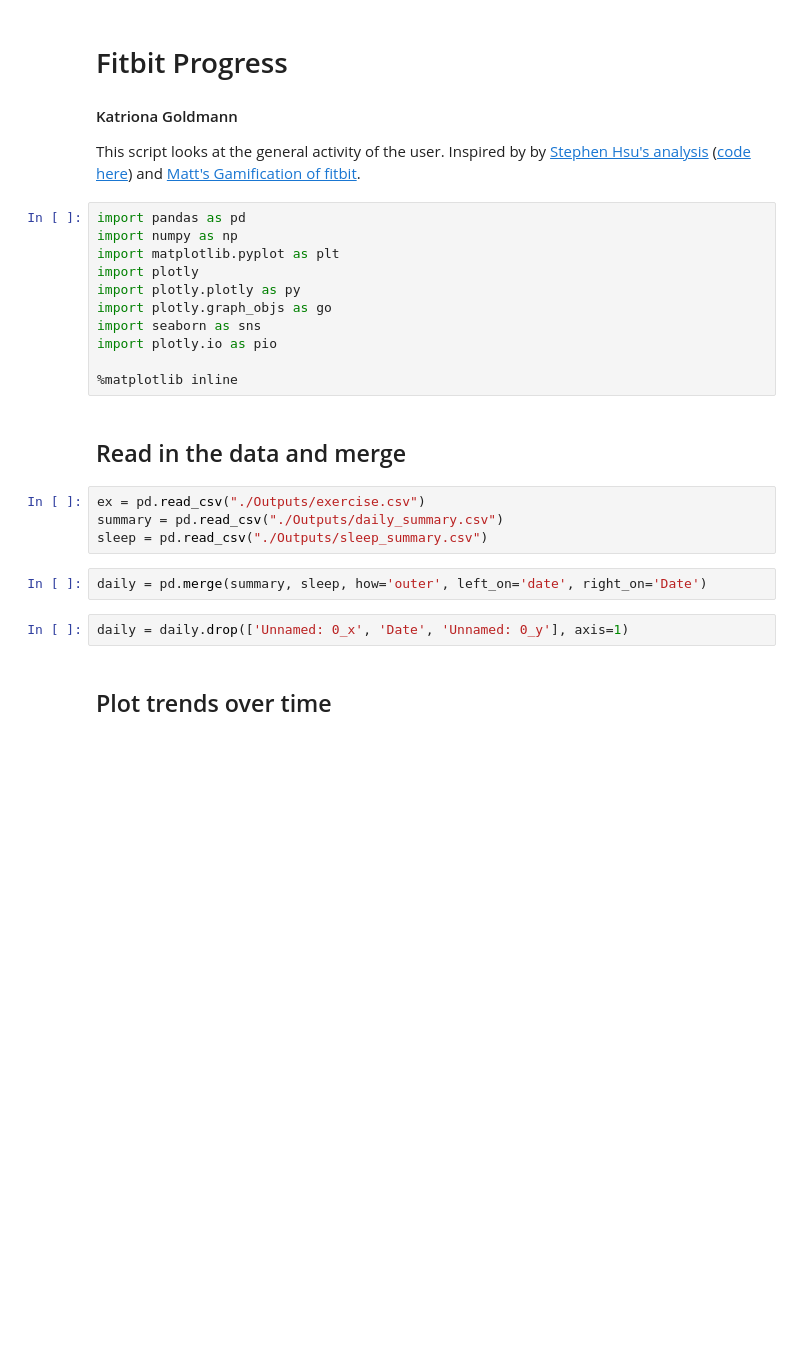
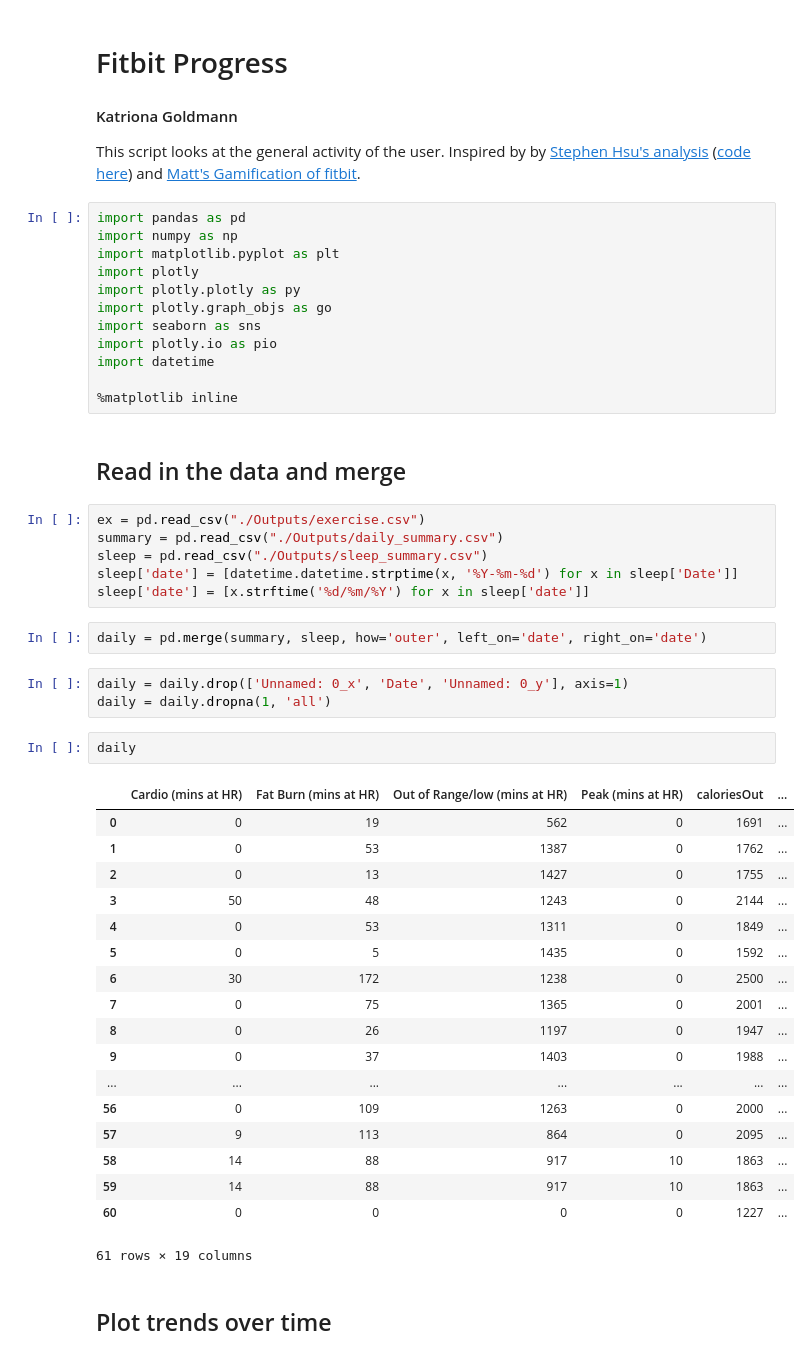
Before and after one commit to KatrionaGoldmann/Fitbit-Progress, a Jupyter notebook: 3_general_analysis.ipynb, the cells around one changed output. Cells and saved outputs as stored; diff of their text form; blank space fills up the shorter version.

```diff
--- a/3_general_analysis.ipynb
+++ b/3_general_analysis.ipynb
@@ -13,6 +13,7 @@ import plotly.plotly as py
 import plotly.graph_objs as go
 import seaborn as sns
 import plotly.io as pio
+import datetime
 
 %matplotlib inline
 # %% [markdown]
@@ -21,10 +22,34 @@ import plotly.io as pio
 ex = pd.read_csv("./Outputs/exercise.csv")
 summary = pd.read_csv("./Outputs/daily_summary.csv")
 sleep = pd.read_csv("./Outputs/sleep_summary.csv")
+sleep['date'] = [datetime.datetime.strptime(x, '%Y-%m-%d') for x in sleep['Date']]
+sleep['date'] = [x.strftime('%d/%m/%Y') for x in sleep['date']]
 # %%
-daily = pd.merge(summary, sleep, how='outer', left_on='date', right_on='Date')
+daily = pd.merge(summary, sleep, how='outer', left_on='date', right_on='date')
 # %%
 daily = daily.drop(['Unnamed: 0_x', 'Date', 'Unnamed: 0_y'], axis=1)
+daily = daily.dropna(1, 'all')
+# %%
+daily
+# %% [output]
+|  | Cardio (mins at HR) | Fat Burn (mins at HR) | Out of Range/low (mins at HR) | Peak (mins at HR) | caloriesOut | ... |
+| 0 | 0 | 19 | 562 | 0 | 1691 | ... |
+| 1 | 0 | 53 | 1387 | 0 | 1762 | ... |
+| 2 | 0 | 13 | 1427 | 0 | 1755 | ... |
+| 3 | 50 | 48 | 1243 | 0 | 2144 | ... |
+| 4 | 0 | 53 | 1311 | 0 | 1849 | ... |
+| 5 | 0 | 5 | 1435 | 0 | 1592 | ... |
+| 6 | 30 | 172 | 1238 | 0 | 2500 | ... |
+| 7 | 0 | 75 | 1365 | 0 | 2001 | ... |
+| 8 | 0 | 26 | 1197 | 0 | 1947 | ... |
+| 9 | 0 | 37 | 1403 | 0 | 1988 | ... |
+| ... | ... | ... | ... | ... | ... | ... |
+| 56 | 0 | 109 | 1263 | 0 | 2000 | ... |
+| 57 | 9 | 113 | 864 | 0 | 2095 | ... |
+| 58 | 14 | 88 | 917 | 10 | 1863 | ... |
+| 59 | 14 | 88 | 917 | 10 | 1863 | ... |
+| 60 | 0 | 0 | 0 | 0 | 1227 | ... |
+61 rows × 19 columns
 # %% [markdown]
 ## Plot trends over time
 # %% [markdown]
```
Also changed, not shown: parts of 7 cells of this notebook, 4 other files.
